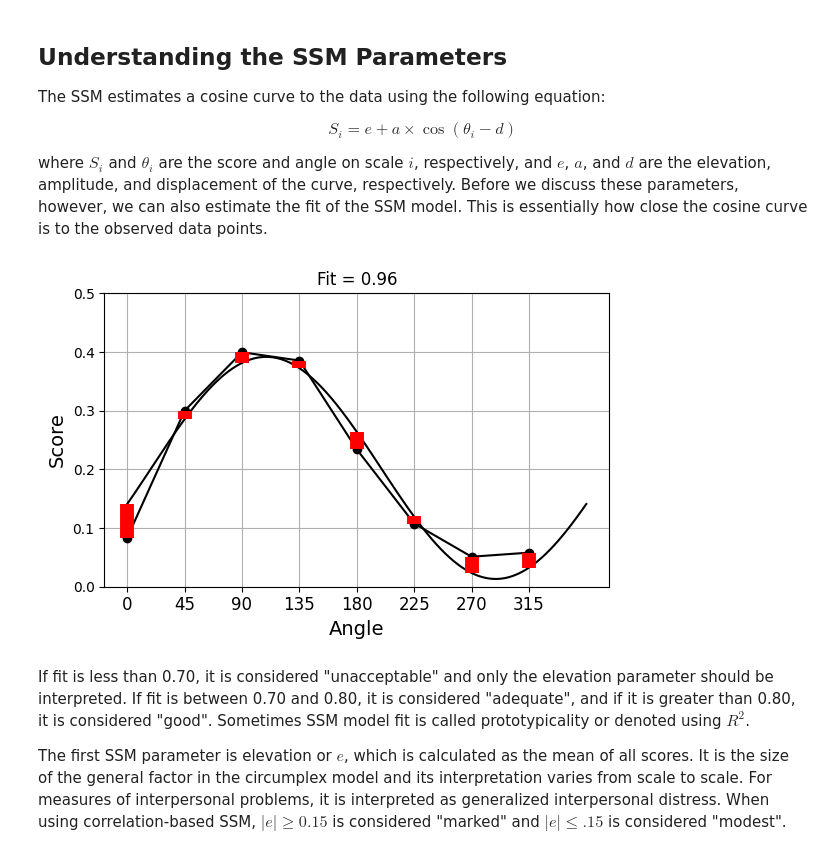
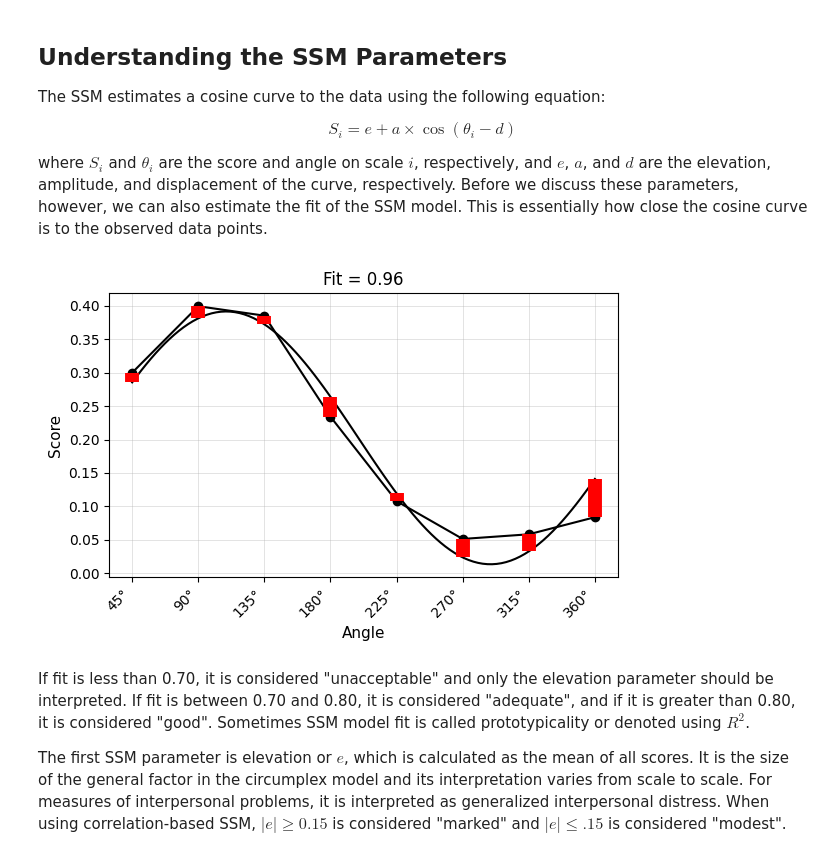
Before and after one commit to MitchellAcoustics/circumplex, a Jupyter notebook: docs/tutorials/Intro_to_SSM_Analysis.ipynb, the cells around one changed output. Drawn from its saved outputs; the diff is of its cells as text; code cells hidden in the pictures.

```diff
--- a/docs/tutorials/Intro_to_SSM_Analysis.ipynb
+++ b/docs/tutorials/Intro_to_SSM_Analysis.ipynb
@@ -23,18 +24,18 @@ Circumplex scales contain multiple subscales that attempt to measure different b
 
 Circumplex data is composed of scores on a set of circumplex scales for one or more participants (e.g., persons or organizations). Such data is usually collected via self-report, informant-report, or observational ratings in order to locate psychological phenomena within the circular space of the circumplex model. For example, a therapist might want to understand the interpersonal problems encountered by an individual patient, a social psychologist might want to understand the emotional experiences of a group of participants during an experiment, and a personality psychologist might want to understand what kind of interpersonal behaviors are associated with a trait (e.g., extraversion).
 # %%
-angles = (90, 135, 180, 225, 270, 315, 0, 45)
+angles = octants(3)
 alabel = ("PA", "BC", "DE", "FG", "HI", "JK", "LM", "NO")
 
 # Create plot ---------------------------------------------------------------
 
-fig, ax = plt.subplots(figsize=(4, 4), subplot_kw=dict(polar=True))
+fig, ax = plt.subplots(figsize=(4, 4), subplot_kw={"polar": True})
 
 ax.plot()
 ax.set_xticks(np.radians(angles), labels=alabel, fontsize=14)
 ax.set_yticks([])
-ax.grid(True)
-for i, angle in enumerate(angles):
+ax.grid(visible=True)
+for angle in angles:
     ax.text(
         np.radians(angle),
         0.6,
@@ -51,20 +52,17 @@ plt.show()
 
 The Structural Summary Method (SSM) is a technique for analyzing circumplex data that offers practical and interpretive benefits over alternative techniques. It consists of fitting a cosine curve to the data, which captures the pattern of correlations among scores associated with a circumplex scale (i.e., mean scores on circumplex scales or correlations between circumplex scales and an external measure). By plotting a set of example scores below, we can gain a visual intuition that a cosine curve makes sense in this case. First, we can examine the scores with a bar chart ignoring the circular relationship among them.
 # %%
-from circumplex.datasets import JZ2017
-import matplotlib.pyplot as plt
+scales = ["PA", "BC", "DE", "FG", "HI", "JK", "LM", "NO"]
 
-jz_data = JZ2017
-r = circumplex.ssm_analyze(
-    jz_data.data, jz_data.scales.abbrev, angles=angles, measures=["NARPD"]
-)
+jz_data = load_dataset("jz2017")
+r = circumplex.ssm_analyze(jz_data, scales, angles=OCTANTS, measures=["NARPD"])
 plt.figure(figsize=(8, 5))
-plt.bar(r.scales, r.scores[r.scales].values[0], color="red")
+plt.bar(scales, r.scores[scales].to_numpy()[0], color="red")
 plt.ylim(0, 0.5)
 plt.ylabel("Score")
 plt.xlabel("Scale")
 plt.title("NARPD Scores")
-plt.grid(True)
+plt.grid(visible=True)
 plt.show()
 # %% [output]
 [figure]
@@ -110,46 +97,36 @@ $$
 
 where $S_i$ and $\theta_i$ are the score and angle on scale $i$, respectively, and $e$, $a$, and $d$ are the elevation, amplitude, and displacement of the curve, respectively. Before we discuss these parameters, however, we can also estimate the fit of the SSM model. This is essentially how close the cosine curve is to the observed data points.
 # %%
+import numpy as np
 from matplotlib import collections as mc
-import numpy as np
 
-fig, ax = r.profile_plot(
-    reorder_scales=True,
-    incl_amp=False,
-    incl_disp=False,
-    incl_pred=True,
-    incl_fit=False,
-    c_fit="black",
-    c_scores="black",
-)
+fig = r.plot_curve(c_fit="black", c_scores="black")
 thetas = np.linspace(0, 360, 1000)
 fit = circumplex.utils.cosine_form(
     np.deg2rad(thetas),
     r.results["a_est"][0],
     np.deg2rad(r.results["d_est"][0]),
     r.results["e_est"][0],
 )
 angles, scores = circumplex.utils.sort_angles(
-    r.details["angles"], r.scores[r.scales].values[0]
+    np.array(r.details.angles), r.scores[scales].to_numpy()[0]
 )
 
 lines = []
 for i, angle in enumerate(angles):
     idx = np.where(np.isclose(thetas, angle, atol=0.2))[0][-1]
     lines.append([(angle, fit[idx]), (angle, scores[i])])
     if angle == 360:
         lines.append([(0, fit[0]), (0, scores[i])])
 
 lc = mc.LineCollection(lines, colors="red", linewidths=10)
-ax[0].add_collection(lc)
+fig.axes[0].add_collection(lc)
 
-ax[0].grid(True)
-plt.ylim(0, 0.5)
 plt.xlabel("Angle")
 plt.title(f"Fit = {round(r.results.fit_est[0], 2)}")
 plt.show()
 # %% [output]
-[figure, old version]
+[figure, new version]
 # %% [markdown]
 If fit is less than 0.70, it is considered "unacceptable" and only the elevation parameter should be interpreted. If fit is between 0.70 and 0.80, it is considered "adequate", and if it is greater than 0.80, it is considered "good". Sometimes SSM model fit is called prototypicality or denoted using $R^2$.
 
```
Also changed, not shown: parts of 14 cells of this notebook, 6 other files.
